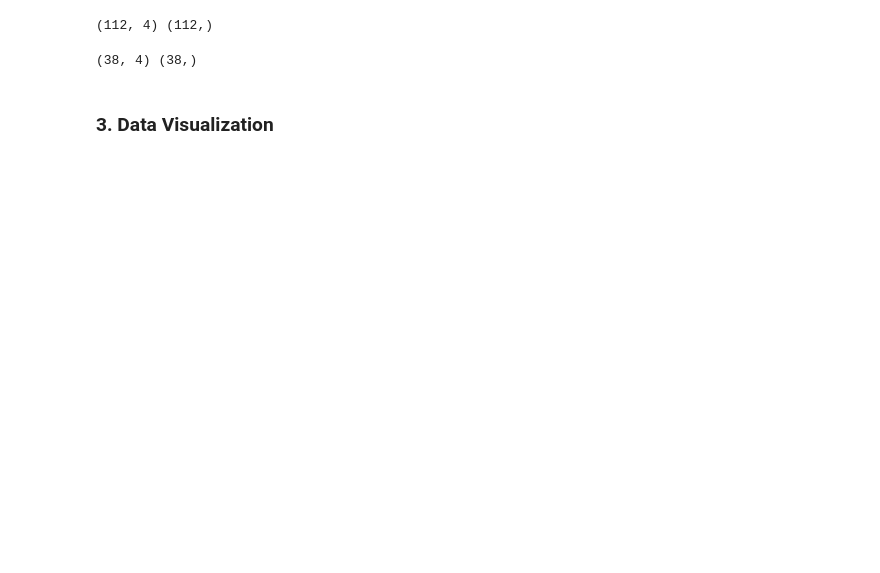
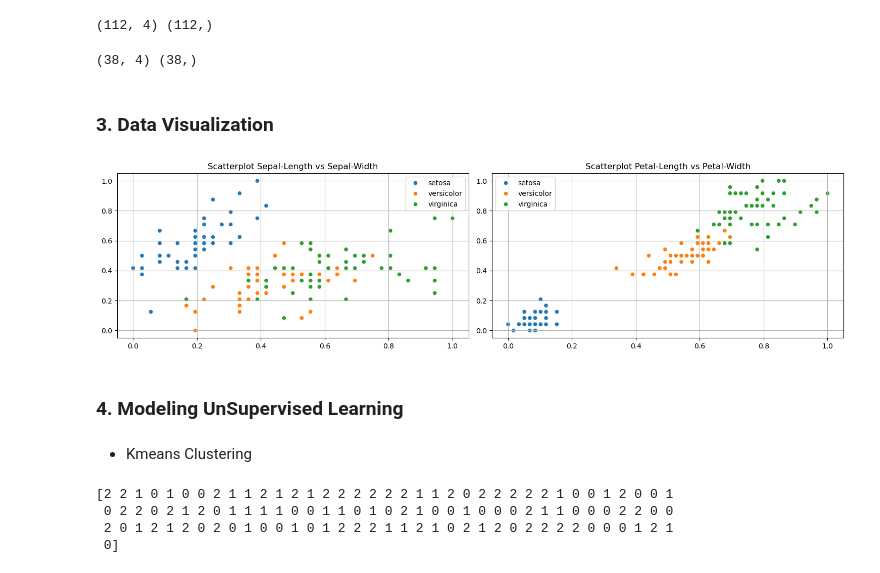
Before and after one commit to kusin/bahan-ajar-ML, a Jupyter notebook: Pertemuan 6 - Klastering Data/unsupervised_learning.ipynb, the cells around one changed output. Saved outputs shown, nothing was run; the diff lists cells and outputs as text; code cells hidden in the pictures; blank space fills up the shorter version.

```diff
--- a/Pertemuan 6 - Klastering Data/unsupervised_learning.ipynb
+++ b/Pertemuan 6 - Klastering Data/unsupervised_learning.ipynb
@@ -43,3 +43,12 @@ y = dataset["species"].values
 # normalize features
 scaler = MinMaxScaler(feature_range=(0, 1))
 scaled = scaler.fit_transform(x)
+# %%
+# results normalized
+df_normalize = pd.concat([
+  pd.DataFrame(scaled, columns=["sepal_length", "sepal_width", "petal_length", "petal_width"]),
+  pd.DataFrame(y, columns=["species"])
+], axis=1)
+
+# results normalized
+print(df_normalize.head())
@@ -60,3 +76,45 @@ print(testX.shape, testY.shape)
 (38, 4) (38,)
 # %% [markdown]
 ### 3. Data Visualization
+# %%
+# fucn scatterplot
+def scatter(data, x1, y1, title1, x2, y2, title2):
+
+  # create two frame
+  fig, ax = plt.subplots(1, 2, figsize = (15,4))
+
+  # create scatterplot
+  sns.scatterplot(data=data, x=x1, y=y1, hue="species", ax=ax[0])
+
+  # set labels
+  ax[0].set_title(title1, fontsize=12)
+  ax[0].set_xlabel("", fontsize=12)
+  ax[0].set_ylabel("", fontsize=12)
+  ax[0].legend(loc='best')
+  ax[0].grid(True)
+
+  # create scatterplot
+  sns.scatterplot(data=data, x=x2, y=y2, hue="species", ax=ax[1])
+
+  # set labels
+  ax[1].set_title(title2, fontsize=12)
+  ax[1].set_xlabel("", fontsize=12)
+  ax[1].set_ylabel("", fontsize=12)
+  ax[1].legend(loc='best')
+  ax[1].grid(True)
+
+  # return values
+  plt.tight_layout()
+  plt.show()
+# %%
+scatter(
+  data=df_normalize,
+  x1="sepal_length", y1="sepal_width", title1="Scatterplot Sepal-Length vs Sepal-Width",
+  x2="petal_length", y2="petal_width", title2="Scatterplot Petal-Length vs Petal-Width",
+)
+# %% [output]
+[figure, added]
+# %% [markdown]
+### 4. Modeling UnSupervised Learning
+# %% [markdown]
+- Kmeans Clustering
@@ -62,0 +124,8 @@ print(testX.shape, testY.shape)
+# %%
+labels = result_kmeans.labels_
+print(labels)
+# %% [output]
+[2 2 1 0 1 0 0 2 1 1 2 1 2 1 2 2 2 2 2 2 1 1 2 0 2 2 2 2 2 1 0 0 1 2 0 0 1
+ 0 2 2 0 2 1 2 0 1 1 1 1 0 0 1 1 0 1 0 2 1 0 0 1 0 0 0 2 1 1 0 0 0 2 2 0 0
+ 2 0 1 2 1 2 0 2 0 1 0 0 1 0 1 2 2 2 1 1 2 1 0 2 1 2 0 2 2 2 2 0 0 0 1 2 1
+ 0]
```
Also changed, not shown: parts of 4 cells of this notebook.
